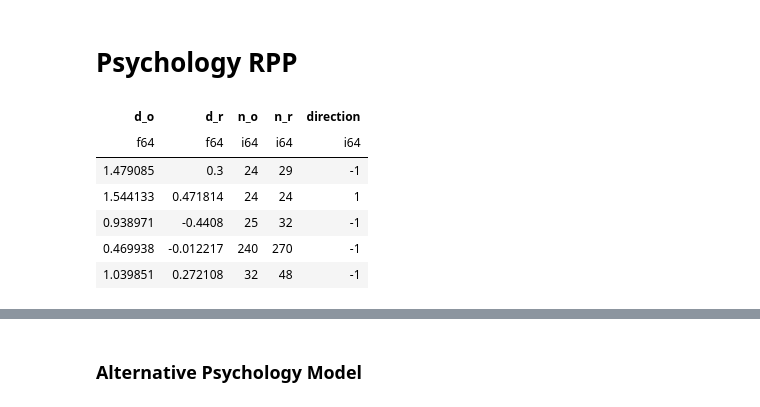
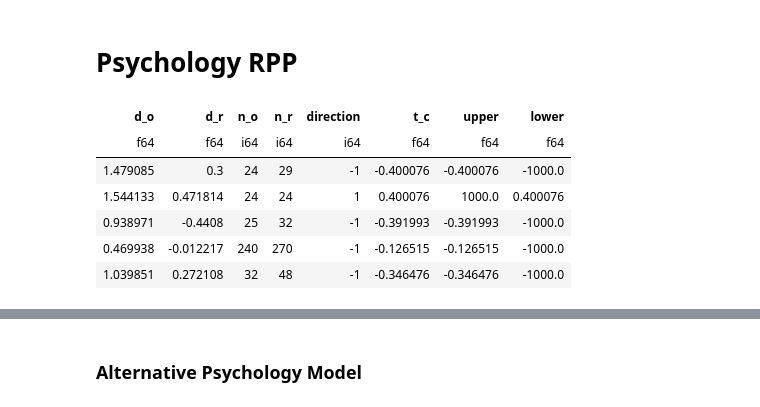
Before and after one commit to josephbb/ReplicationSurveys, a Jupyter notebook: StatisticalModel.ipynb, the cells around one changed output, grey strips where cells are left out. Cells and saved outputs as stored; diff of their text form; code cells hidden in the pictures.

```diff
--- a/StatisticalModel.ipynb
+++ b/StatisticalModel.ipynb
@@ -31,30 +19,43 @@ Requirement already satisfied: numpy>=1.16.6 in /opt/conda/lib/python3.9/site-pa
 <h1>Psychology RPP</h1>
 # %%
 #Load RPP Data, randomize direction.
-direction = np.random.choice(np.array([-1,1]), df_psych.shape[0])
+
 
 df_psych = pl.read_csv('./data/rpp_data.csv',ignore_errors=True).filter(
     (pl.col('T_pval_USE..R.').is_not_null()) &
     (pl.col('T_pval_USE..O.').is_not_null()) &
     (pl.col('T_r..R.').is_not_null()) &
     (pl.col('T_r..O.').is_not_null())
-).with_column(
+)
+
+direction = np.random.choice(np.array([-1,1]),
+                             df_psych.shape[0])
+
+df_psych = df_psych.with_column(
     (pl.lit(direction)).alias('direction')
 ).with_columns([
     (r_to_d(pl.col('T_r..R.').cast(float))).alias("d_r"),
     (r_to_d(pl.col('T_r..O.').cast(float))).alias("d_o"),
     pl.col('N (R)').cast(int).alias("n_r"),
     pl.col('N (O)').cast(int).alias("n_o"),
-]).select([
-    'd_o','d_r','n_o','n_r','direction'
-])
-df_psych.head(5)
+]).with_column(
+    (1 / np.sqrt(pl.col('n_o')) * sp.stats.norm.ppf(1 - .05/ 2)).alias('t_temp')
+).with_column(
+    (pl.col('t_temp') * pl.col('direction')).alias('t_c')
+).select([
+    'd_o','d_r','n_o','n_r','direction','t_c'
+]).with_columns(
+    [pl.when(pl.col('d_o')*pl.col('direction') > pl.col('t_c')).then(1000).otherwise(pl.col('t_c')).alias('upper'),
+    pl.when(pl.col('d_o')*pl.col('direction') < pl.col('t_c')).then(-1000).otherwise(pl.col('t_c')).alias('lower'),
+    ])
+
+df_psych.head()
 # %% [output]
-| d_o | d_r | n_o | n_r | direction |
-| f64 | f64 | i64 | i64 | i64 |
-| 1.479085 | 0.3 | 24 | 29 | -1 |
-| 1.544133 | 0.471814 | 24 | 24 | 1 |
-| 0.938971 | -0.4408 | 25 | 32 | -1 |
-| 0.469938 | -0.012217 | 240 | 270 | -1 |
-| 1.039851 | 0.272108 | 32 | 48 | -1 |
+| d_o | d_r | n_o | n_r | direction | t_c | upper | lower |
+| f64 | f64 | i64 | i64 | i64 | f64 | f64 | f64 |
+| 1.479085 | 0.3 | 24 | 29 | -1 | -0.400076 | -0.400076 | -1000.0 |
+| 1.544133 | 0.471814 | 24 | 24 | 1 | 0.400076 | 1000.0 | 0.400076 |
+| 0.938971 | -0.4408 | 25 | 32 | -1 | -0.391993 | -0.391993 | -1000.0 |
+| 0.469938 | -0.012217 | 240 | 270 | -1 | -0.126515 | -0.126515 | -1000.0 |
+| 1.039851 | 0.272108 | 32 | 48 | -1 | -0.346476 | -0.346476 | -1000.0 |
 # %%
```
Also changed, not shown: parts of 24 cells of this notebook, 5 other files.
